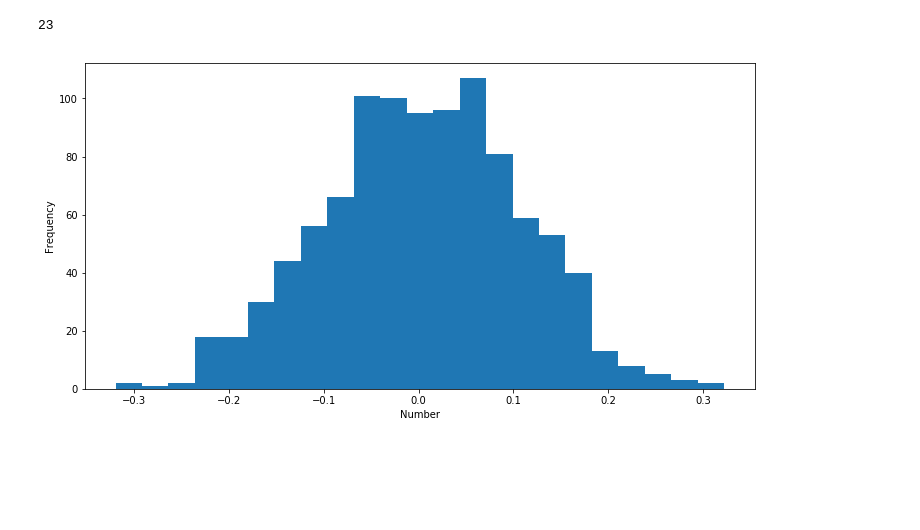
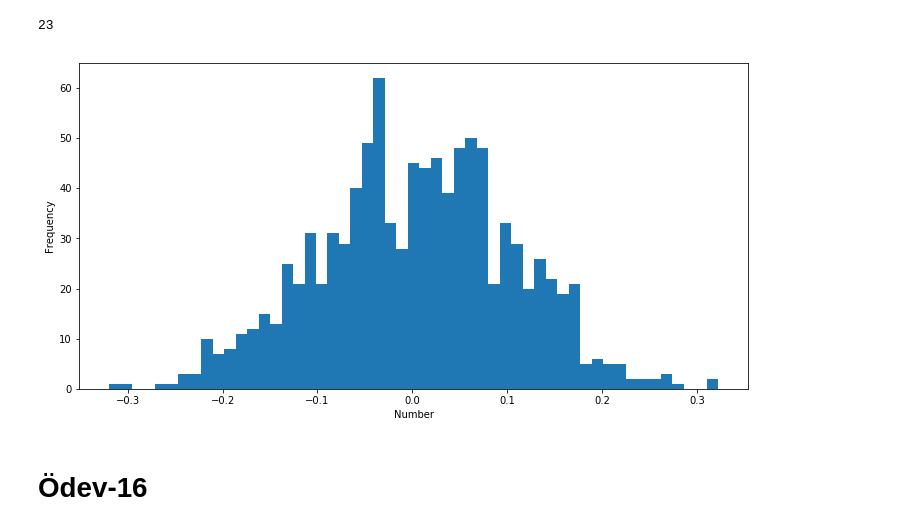
Before and after one commit to erkansirin78/machine-learning-with-python, a Jupyter notebook: 04_matplotlib/03.matplotlib histogram.ipynb, the cells around one changed output. Saved outputs shown, nothing was run; the diff lists cells and outputs as text; code cells hidden in the pictures; blank space fills up the shorter version.

```diff
--- a/04_matplotlib/03.matplotlib histogram.ipynb
+++ b/04_matplotlib/03.matplotlib histogram.ipynb
@@ -23,9 +23,11 @@ print(bins)
 23
 # %%
 plt.figure(figsize=(12,6))
-plt.hist(s, bins = 23)
+plt.hist(s, bins = 53)
 plt.xlabel("Number")
 plt.ylabel("Frequency")
 plt.show()
 # %% [output]
-[figure, old version]
+[figure, new version]
+# %% [markdown]
+# Ödev-16
```
Also changed, not shown: parts of 1 cell of this notebook, 7 other files.
